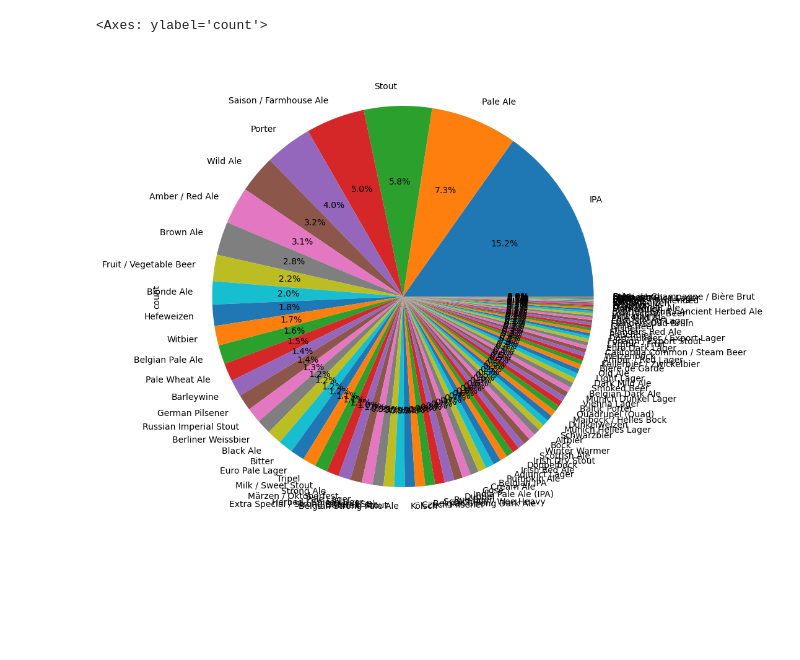
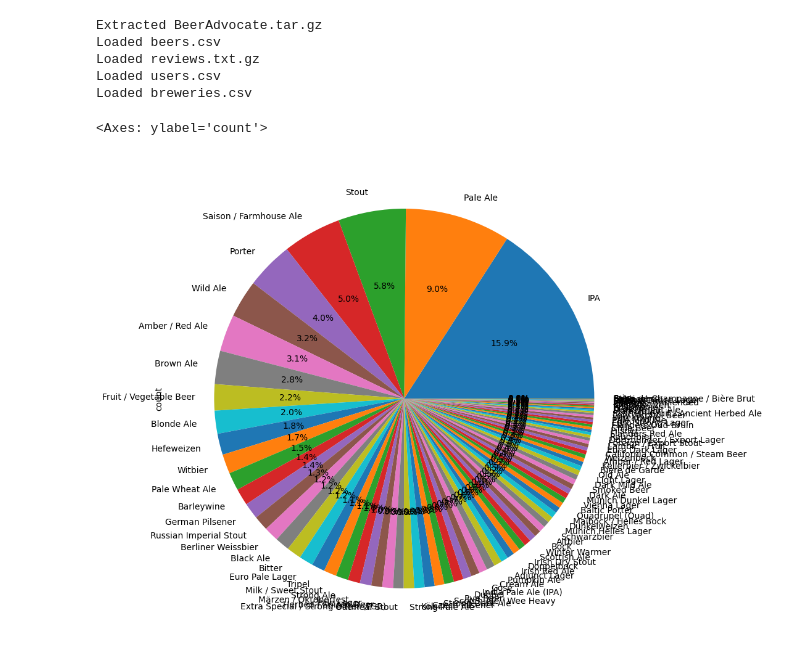
Before and after one commit to epfl-ada/ada-2024-project-databrewers, a Jupyter notebook: marin.ipynb, the cells around one changed output. Saved outputs shown, nothing was run; the diff lists cells and outputs as text; code cells hidden in the pictures; blank space fills up the shorter version.

Commit message:
styles counts

```diff
--- a/marin.ipynb
+++ b/marin.ipynb
@@ -1,16 +1,42 @@
+# %%
+import pandas as pd
+import tarfile
+
+def load_beer_advocate_data():
+    # Extract and load 'BeerAdvocate.tar.gz'
+    file_path = './src/data/BeerAdvocate.tar.gz'
+    with tarfile.open(file_path, 'r:gz') as tar:
+        tar.extractall(path='./src/data/')
+    print('Extracted BeerAdvocate.tar.gz')
+
+    beers_ba = pd.read_csv('./src/data/beers.csv')
+    print('Loaded beers.csv')
+    reviews_ba = pd.read_csv('./src/data/reviews.txt.gz', header=None, names=["info"], delimiter='\t', on_bad_lines='skip')
+    print('Loaded reviews.txt.gz')
+    users_ba = pd.read_csv('./src/data/users.csv')
+    print('Loaded users.csv')
+    breweries_ba = pd.read_csv('./src/data/breweries.csv')
+    print('Loaded breweries.csv')
+    ratings_ba = pd.read_csv('./src/data/ratings.txt.gz', header=None, names=["info"], delimiter='\t', on_bad_lines='skip')
+    return beers_ba, reviews_ba, users_ba, breweries_ba, ratings_ba
+
+beers_ba, reviews_ba, users_ba, breweries_ba, ratings_ba = load_beer_advocate_data()
+# %% [output]
+Extracted BeerAdvocate.tar.gz
+Loaded beers.csv
+Loaded reviews.txt.gz
+Loaded users.csv
+Loaded breweries.csv
 # %%
-import pandas as pd
 
+beers_ba['style'] = beers_ba['style'].str.replace('American ', '')
+beers_ba['style'] = beers_ba['style'].str.replace('Double / Imperial ', '')
+beers_ba['style'] = beers_ba['style'].str.replace('English ', '')
+beers_ba['style'] = beers_ba['style'].str.replace(' (APA)', '')
+beers_ba['style'] = beers_ba['style'].str.replace('Belgian ', '')
 
-df = pd.read_csv('beers.csv')
-
-df['style'] = df['style'].str.replace('American ', '')
-df['style'] = df['style'].str.replace('Double / Imperial ', '')
-df['style'] = df['style'].str.replace('English ', '')
-df['style'] = df['style'].str.replace(' (APA)', '')
-
-style_count = df['style'].value_counts()
+style_count = beers_ba['style'].value_counts()
 style_count.plot.pie(autopct='%1.1f%%', figsize=(10,10))
 # %% [output]
 <Axes: ylabel='count'>
-[figure, old version]
+[figure, new version]
```
Also changed, not shown: parts of 11 cells of this notebook.
